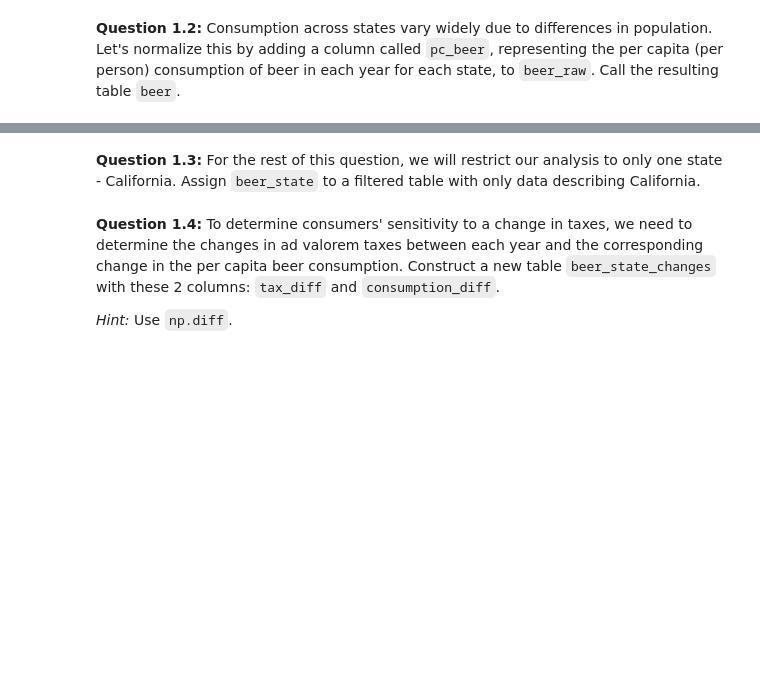
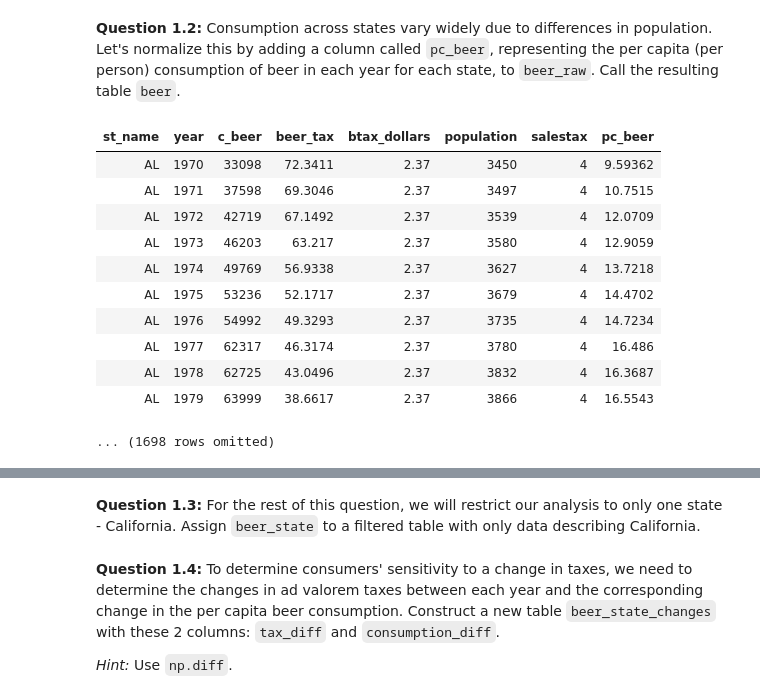
Before and after one commit to data-88e/fa25-student, a Jupyter notebook: lab/lab03/lab03.ipynb, the cells around one changed output, grey strips where cells are left out. Cells and saved outputs as stored; diff of their text form; code cells hidden in the pictures; blank space fills up the shorter version.

```diff
--- a/lab/lab03/lab03.ipynb
+++ b/lab/lab03/lab03.ipynb
@@ -73,2 +84,19 @@ beer
+# %%
+pc_beer_column = beer_raw.column("c_beer") / beer_raw.column("population") # SOLUTION
+beer = beer_raw.with_columns("pc_beer", pc_beer_column) # SOLUTION
+beer
+# %% [output]
+| st_name | year | c_beer | beer_tax | btax_dollars | population | salestax | pc_beer |
+| AL | 1970 | 33098 | 72.3411 | 2.37 | 3450 | 4 | 9.59362 |
+| AL | 1971 | 37598 | 69.3046 | 2.37 | 3497 | 4 | 10.7515 |
+| AL | 1972 | 42719 | 67.1492 | 2.37 | 3539 | 4 | 12.0709 |
+| AL | 1973 | 46203 | 63.217 | 2.37 | 3580 | 4 | 12.9059 |
+| AL | 1974 | 49769 | 56.9338 | 2.37 | 3627 | 4 | 13.7218 |
+| AL | 1975 | 53236 | 52.1717 | 2.37 | 3679 | 4 | 14.4702 |
+| AL | 1976 | 54992 | 49.3293 | 2.37 | 3735 | 4 | 14.7234 |
+| AL | 1977 | 62317 | 46.3174 | 2.37 | 3780 | 4 | 16.486 |
+| AL | 1978 | 62725 | 43.0496 | 2.37 | 3832 | 4 | 16.3687 |
+| AL | 1979 | 63999 | 38.6617 | 2.37 | 3866 | 4 | 16.5543 |
+... (1698 rows omitted)
 # %%
 grader.check("q1_2")
```
Also changed, not shown: parts of 6 cells of this notebook.
